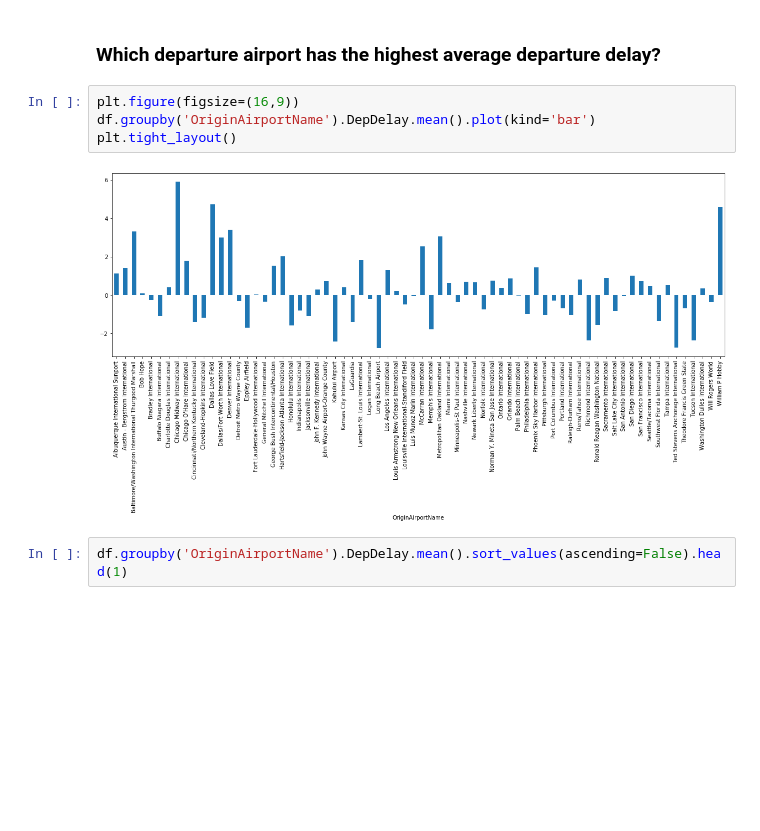
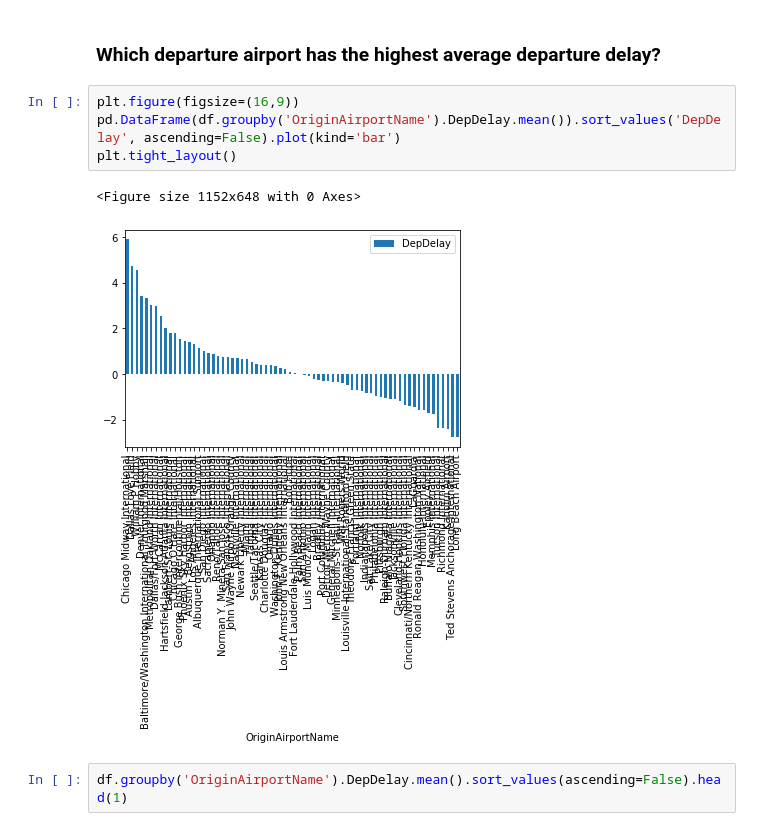
Before and after one commit to Brandon-Martinez27/ml-basics, a Jupyter notebook: challenges/01 - Flights Challenge.ipynb, the cells around one changed output. Drawn from its saved outputs; the diff is of its cells as text; blank space fills up the shorter version.

Commit message:
made a few tweaks to visualizations, compared to the solutions notebook

```diff
--- a/challenges/01 - Flights Challenge.ipynb
+++ b/challenges/01 - Flights Challenge.ipynb
@@ -298,10 +298,11 @@ sns.barplot(data=df, x='DayOfWeek', y='ArrDelay')
 ### Which departure airport has the highest average departure delay?
 # %%
 plt.figure(figsize=(16,9))
-df.groupby('OriginAirportName').DepDelay.mean().plot(kind='bar')
+pd.DataFrame(df.groupby('OriginAirportName').DepDelay.mean()).sort_values('DepDelay', ascending=False).plot(kind='bar')
 plt.tight_layout()
 # %% [output]
+<Figure size 1152x648 with 0 Axes>
-[figure, old version]
+[figure, new version]
 # %%
 df.groupby('OriginAirportName').DepDelay.mean().sort_values(ascending=False).head(1)
 # %% [output]
```
Also changed, not shown: 1 other file.
